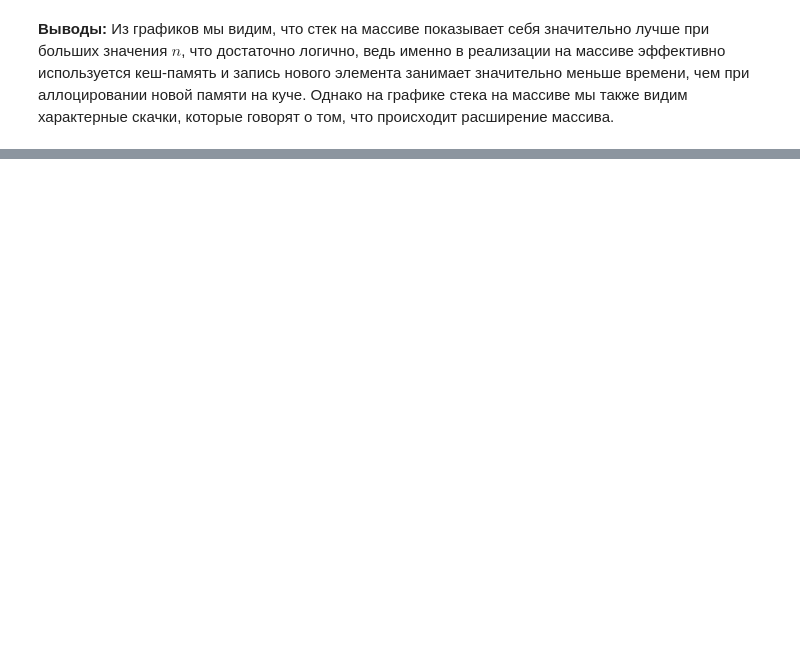
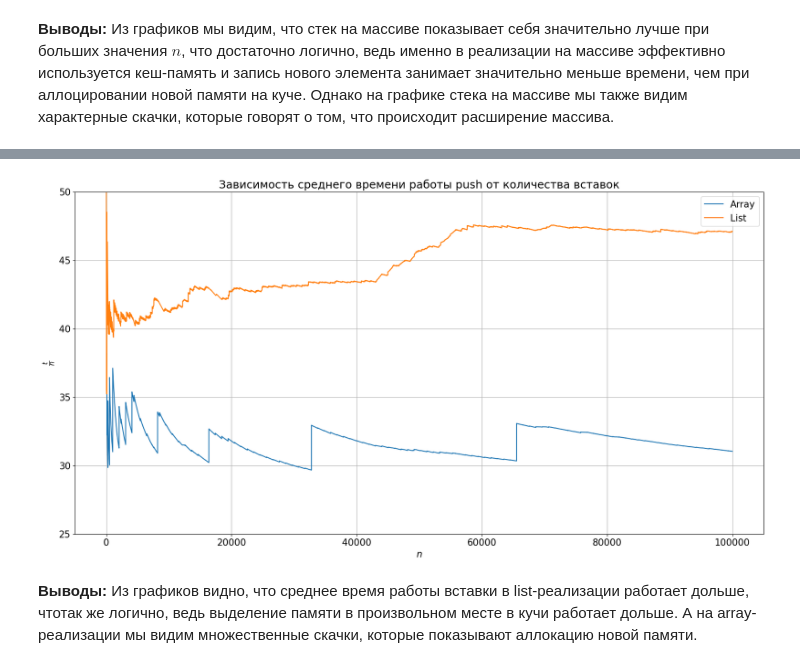
Before and after one commit to DogPierr/Department, a Jupyter notebook: prj.analysis/stack_analysis.ipynb, the cells around one changed output, grey strips where cells are left out. Saved outputs shown, nothing was run; the diff lists cells and outputs as text; code cells hidden in the pictures; blank space fills up the shorter version.

```diff
--- a/prj.analysis/stack_analysis.ipynb
+++ b/prj.analysis/stack_analysis.ipynb
@@ -49,0 +54,5 @@ plt.show()
+# %%
+N = 1e5
+data_stack_array_push = pd.read_csv(f"{PATH_TO_DATA}/stack_arr_push.txt")
+data_stack_list_push = pd.read_csv(f"{PATH_TO_DATA}/stack_lst_push.txt")
+data_stack_array_push.sample(10)
@@ -49,0 +71,16 @@ plt.show()
+# %%
+plt.figure(figsize=(20,10))
+plt.title("Зависимость среднего времени работы push от количества вставок")
+plt.rcParams.update({'font.size': 15})
+plt.xlabel(fr"$n$")
+plt.ylabel(r"$\frac{t}{n}$")
+plt.grid()
+plt.plot(data_stack_array_push["n"], np.cumsum(data_stack_array_push["time"]) / np.arange(1, N + 1), label="Array")
+plt.plot(data_stack_list_push["n"], np.cumsum(data_stack_list_push["time"]) / np.arange(1, N + 1), label="List")
+plt.ylim(25, 50)
+plt.legend()
+plt.show()
+# %% [output]
+[figure, added]
+# %% [markdown]
+**Выводы:** Из графиков видно, что среднее время работы вставки в list-реализации работает дольше, чтотак же логично, ведь выделение памяти в произвольном месте в кучи работает дольше. А на array-реализации мы видим множественные скачки, которые показывают аллокацию новой памяти.
```
Also changed, not shown: parts of 4 cells of this notebook, 1 other file.
